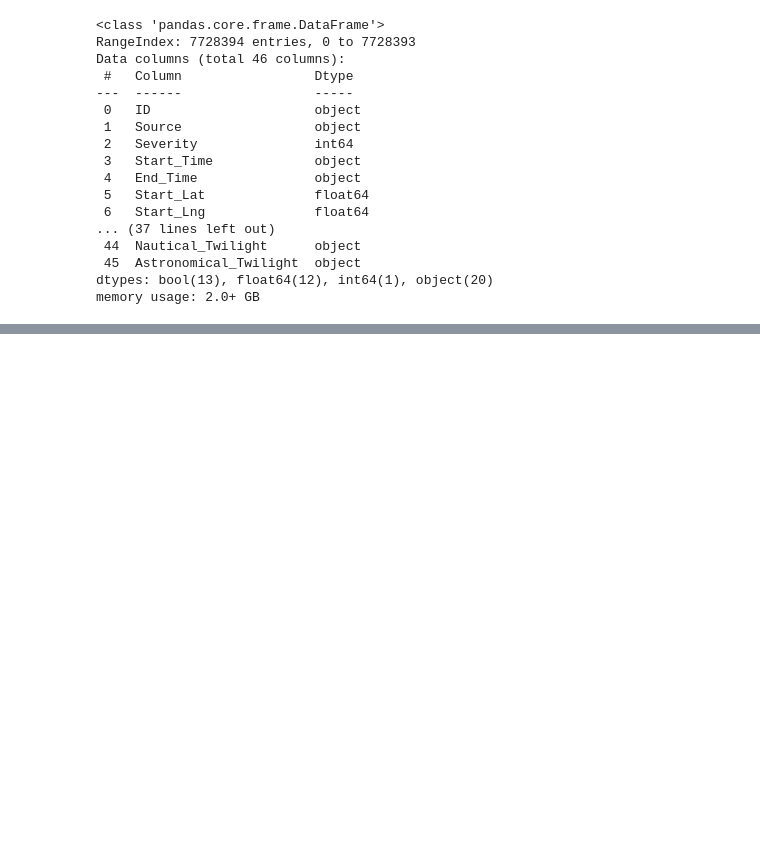
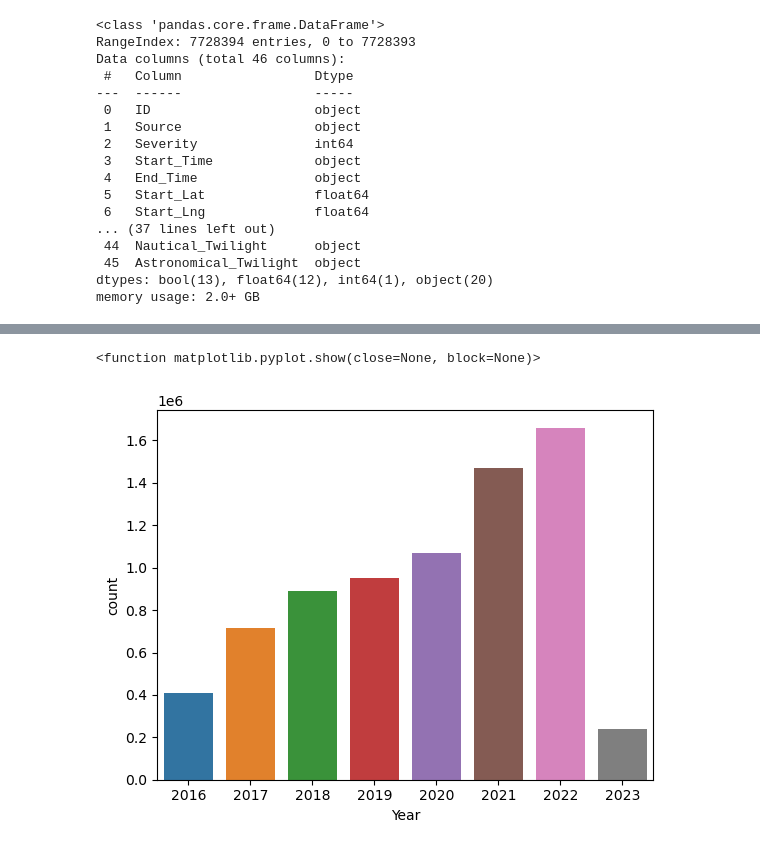
Before and after one commit to Kestrel86/US_AccidentModel, a Jupyter notebook: US_Accidents_EDA.ipynb, the cells around one changed output, grey strips where cells are left out. Drawn from its saved outputs; the diff is of its cells as text; code cells hidden in the pictures; blank space fills up the shorter version.

```diff
--- a/US_Accidents_EDA.ipynb
+++ b/US_Accidents_EDA.ipynb
@@ -50,0 +323,9 @@ df.drop_duplicates(inplace=True)
+# %%
+# noticeable spike starting 2019
+# this feels weird since its such a considerable rise, even making no changes the data resulted in even worse results, why?
+sns.countplot(x=df['Start_Time'].dt.year, data=df)
+plt.xlabel("Year")
+plt.show
+# %% [output]
+<function matplotlib.pyplot.show(close=None, block=None)>
+[figure, added]
```
Also changed, not shown: parts of 36 cells of this notebook.
